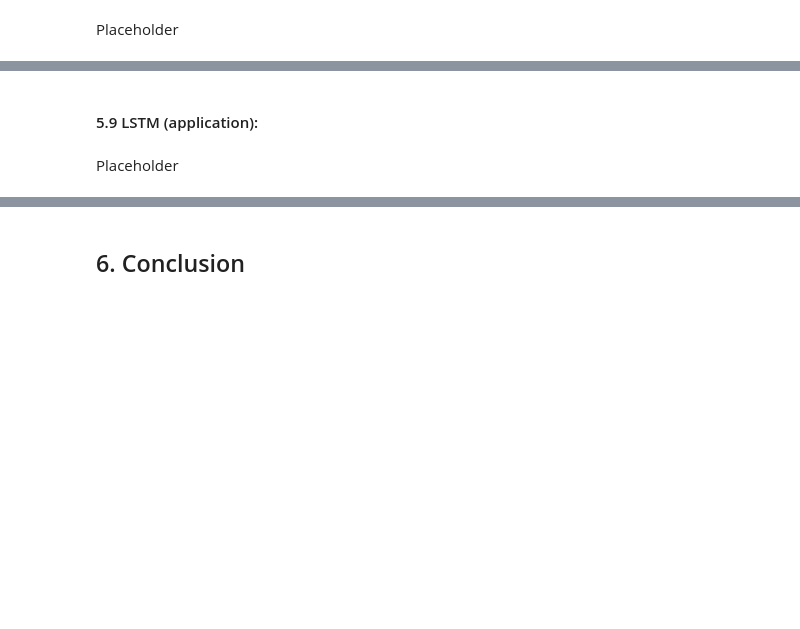
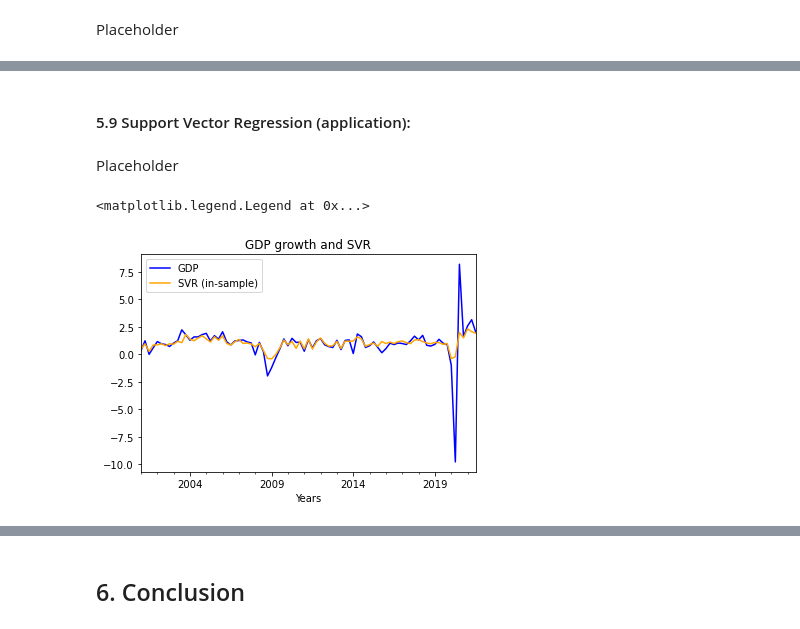
Before and after one commit to vgm236/Special_Project_Moreira_Raza-Nisar, a Jupyter notebook: app/special_project_final.ipynb, the cells around one changed output, grey strips where cells are left out. Drawn from its saved outputs; the diff is of its cells as text; code cells hidden in the pictures; blank space fills up the shorter version.

```diff
--- a/app/special_project_final.ipynb
+++ b/app/special_project_final.ipynb
@@ -1370,4 +1371,40 @@ In-Sample RMSE is : 0.777259129233133
 # %% [markdown]
-#### 5.9 LSTM (application):
+#### 5.9 Support Vector Regression (application):
 # %% [markdown]
 Placeholder
+# %%
+# Separate variables for in-sample
+X_svr=quarterly_all.drop(["GDP"], axis=1)
+y_svr=quarterly_all['GDP']
+
+
+# create the model object
+regressor = SVR(kernel = 'rbf')
+# fit the model on the data
+regressor.fit(X_svr, y_svr)
+
+# Define series
+train_preds_svr = regressor.predict(X_svr)
+
+# Results
+train_results_svr=pd.DataFrame(train_preds_svr, y_svr.index).rename(columns = {0 : "In-Sample"})
+
+# Append GDP
+train_results_svr["GDP"] = quarterly_predict['GDP']
+train_results_svr["In-Sample"] = train_results_svr["In-Sample"]
+# %%
+### in plot method we set the label and color of the curve.
+train_results_svr['GDP'].plot(label='GDP', color='blue')
+train_results_svr["In-Sample"].plot(label='SVR (in-sample)', color='orange')
+
+# adding title to the plot
+plt.title('GDP growth and SVR')
+
+# adding Label to the x-axis
+plt.xlabel('Years')
+
+# adding legend to the curve
+plt.legend()
+# %% [output]
+<matplotlib.legend.Legend at 0x...>
+[figure, added]
```
Also changed, not shown: parts of 15 cells of this notebook.
